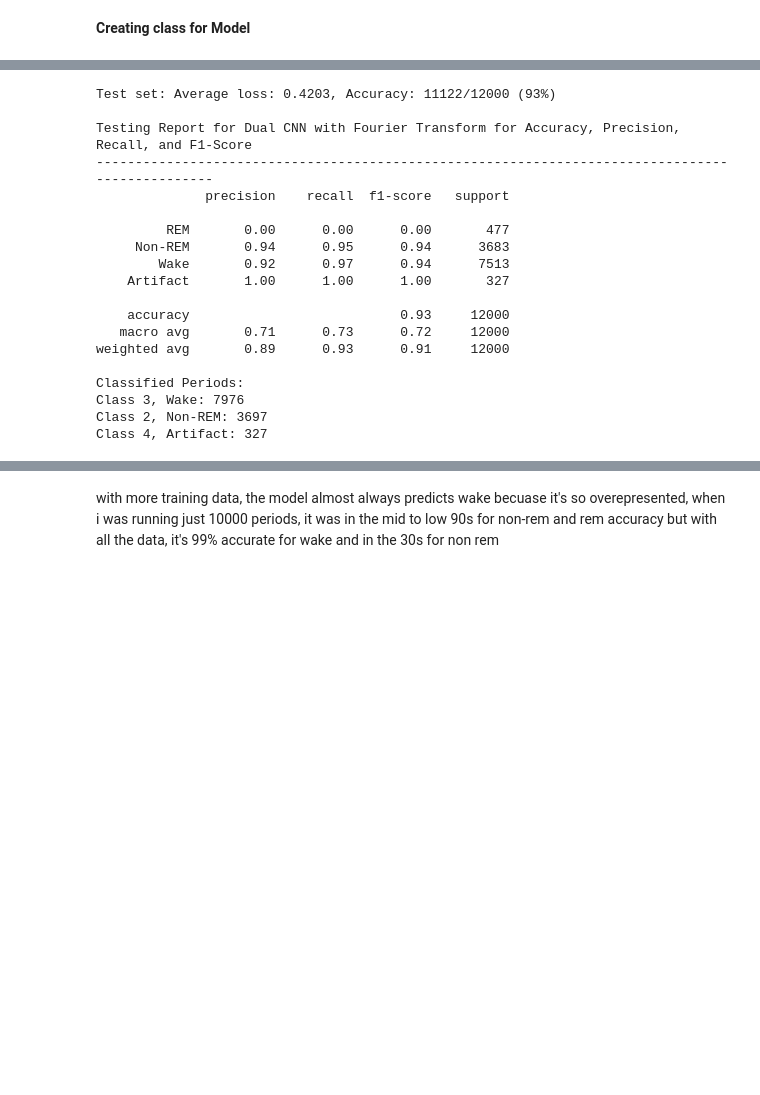
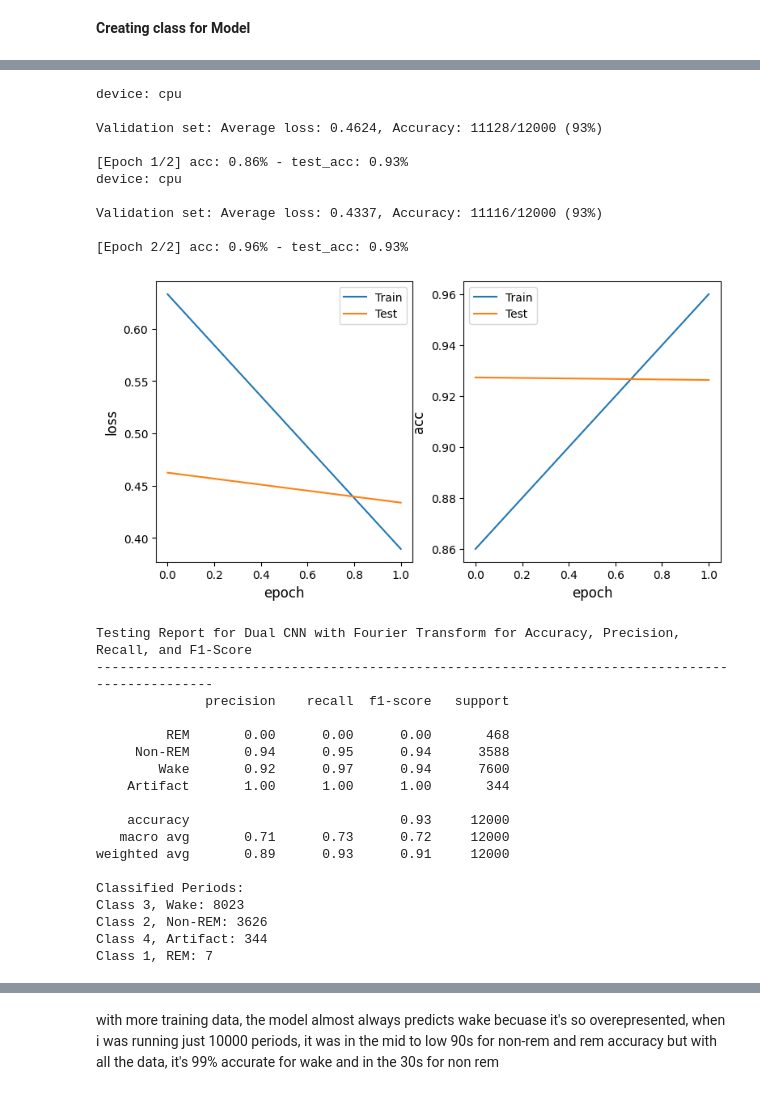
Before and after one commit to audsostrom/mice-sleep-analysis, a Jupyter notebook: LilCNN.ipynb, the cells around one changed output, grey strips where cells are left out. Cells and saved outputs as stored; diff of their text form; code cells hidden in the pictures; blank space fills up the shorter version.

Commit message:
graphs are awesome

```diff
--- a/LilCNN.ipynb
+++ b/LilCNN.ipynb
@@ -104,34 +105,29 @@ class CNN(nn.Module):
 
         return c1c2
 # %%
-def train_model(epochs, model):
+def train_model(model, dataloader):
     print("device:", device)
     model.to(device)
     model.train() # set model to training mode
+
 
     # class_weights = torch.tensor([1/50, 1/5886, 1/13258, 1/285, 0], device=device)
     class_weights = torch.tensor([0.9, 2.6, 0.7, 0.5, 0.9], device=device)
 
     loss_fun = nn.CrossEntropyLoss(weight=class_weights) #define a loss function object
+    for batch_idx, (channel1, channel2, target) in enumerate(dataloader):
+        channel1, channel2, target = channel1.to(device), channel2.to(device), target.to(device)
+        optimizer.zero_grad()
+        output = model(channel1, channel2) # guess we have to pass all channels instead of data?
+        pred_value, pred = output.data.max(1, keepdim=True) # get the index of the max log-probability
+        model.to(device)
 
-    for epoch in range(epochs):
-
-      for batch_idx, (channel1, channel2, target) in enumerate(train_loader):
-          channel1, channel2, target = channel1.to(device), channel2.to(device), target.to(device)
-          optimizer.zero_grad()
-          output = model(channel1, channel2) # guess we have to pass all channels instead of data?
-          model.to(device)
-          loss = loss_fun(output,target)
-          loss.backward()
-          optimizer.step()
-          if batch_idx % 100 == 0:
-              print('Train Epoch: {} [{}/{} ({:.0f}%)]\tLoss: {:.6f}'.format(
-                  epoch, batch_idx * len(channel1), len(train_loader.dataset),
-                  100. * batch_idx / len(train_loader), loss.item()))
+        loss = loss_fun(output,target)
+        loss.backward()
+        optimizer.step()
+    return accuracy_score(target.tolist(), pred), loss.item()
 # %%
 model = CNN(period_size, 2)
 model.to(device)
 
 optimizer = torch.optim.SGD(model.parameters(), lr=.01, momentum=0.9)
-
-train_model(3, model)
@@ -193,7 +172,9 @@ def evaluate_model(model, dataloader, is_test=False, confidence_level = -0.5):
            predictions.append(pred[i].item())
            label_list.append(target[i].item())
 
+
         correct += pred.eq(target.data.view_as(pred)).cpu().sum().item()
+
 
 
 #calculate total accuracy and loss
@@ -204,6 +185,7 @@ def evaluate_model(model, dataloader, is_test=False, confidence_level = -0.5):
         loss, correct, len(dataloader.dataset),
         accuracy))
 
+
   # Set model back to training mode
   model.train()
-  return predictions, label_list
+  return predictions, label_list, loss
@@ -210,42 +238,52 @@ def evaluate_model(model, dataloader, is_test=False, confidence_level = -0.5):
 # %%
 #if you make the confidence level too low, you'll get an error about not being able to divede by 0,
 #that just means that none of the data is being classified to not sure, keep it below -.75 to avoid this
 from sklearn.metrics import classification_report
-predictions, label_list = evaluate_model(model, val_loader, is_test=True, confidence_level=-0.75)
+predictions, label_list = train_and_test(model, train_loader, val_loader, 2, confidence_level=-0.75, is_test=False, verbose=True)
 
 target_names = ['REM', 'Non-REM', 'Wake', 'Artifact']
 print('Testing Report for Dual CNN with Fourier Transform for Accuracy, Precision, Recall, and F1-Score')
 print('------------------------------------------------------------------------------------------------')
 print(classification_report(label_list, predictions, labels=[1,2,3,4], target_names=target_names))
 
 
 
 # Calculate class-wise counts
 predictions_df = pd.Series(predictions, name='Predicted')
 counts = predictions_df.value_counts()
 
 print('Classified Periods:')
 for class_name, count in counts.items():
     print(f"Class {class_name}, {target_names[class_name-1]}: {count}")
 # %% [output]
-Test set: Average loss: 0.4203, Accuracy: 11122/12000 (93%)
+device: cpu
 
-Testing Report for Dual CNN with Fourier Transform for Accuracy, Precision, Recall, and F1-Score
-------------------------------------------------------------------------------------------------
-              precision    recall  f1-score   support
+Validation set: Average loss: 0.4624, Accuracy: 11128/12000 (93%)
 
-         REM       0.00      0.00      0.00       477
-     Non-REM       0.94      0.95      0.94      3683
-        Wake       0.92      0.97      0.94      7513
-    Artifact       1.00      1.00      1.00       327
+[Epoch 1/2] acc: 0.86% - test_acc: 0.93%
+device: cpu
 
-    accuracy                           0.93     12000
-   macro avg       0.71      0.73      0.72     12000
-weighted avg       0.89      0.93      0.91     12000
+Validation set: Average loss: 0.4337, Accuracy: 11116/12000 (93%)
 
-Classified Periods:
-Class 3, Wake: 7976
-Class 2, Non-REM: 3697
-Class 4, Artifact: 327
+[Epoch 2/2] acc: 0.96% - test_acc: 0.93%
+[figure, added]
+Testing Report for Dual CNN with Fourier Transform for Accuracy, Precision, Recall, and F1-Score
+------------------------------------------------------------------------------------------------
+              precision    recall  f1-score   support
+
+         REM       0.00      0.00      0.00       468
+     Non-REM       0.94      0.95      0.94      3588
+        Wake       0.92      0.97      0.94      7600
+    Artifact       1.00      1.00      1.00       344
+
+    accuracy                           0.93     12000
+   macro avg       0.71      0.73      0.72     12000
+weighted avg       0.89      0.93      0.91     12000
+
+Classified Periods:
+Class 3, Wake: 8023
+Class 2, Non-REM: 3626
+Class 4, Artifact: 344
+Class 1, REM: 7
 # %%
 print(len(predictions))
```
Also changed, not shown: parts of 4 cells of this notebook.
